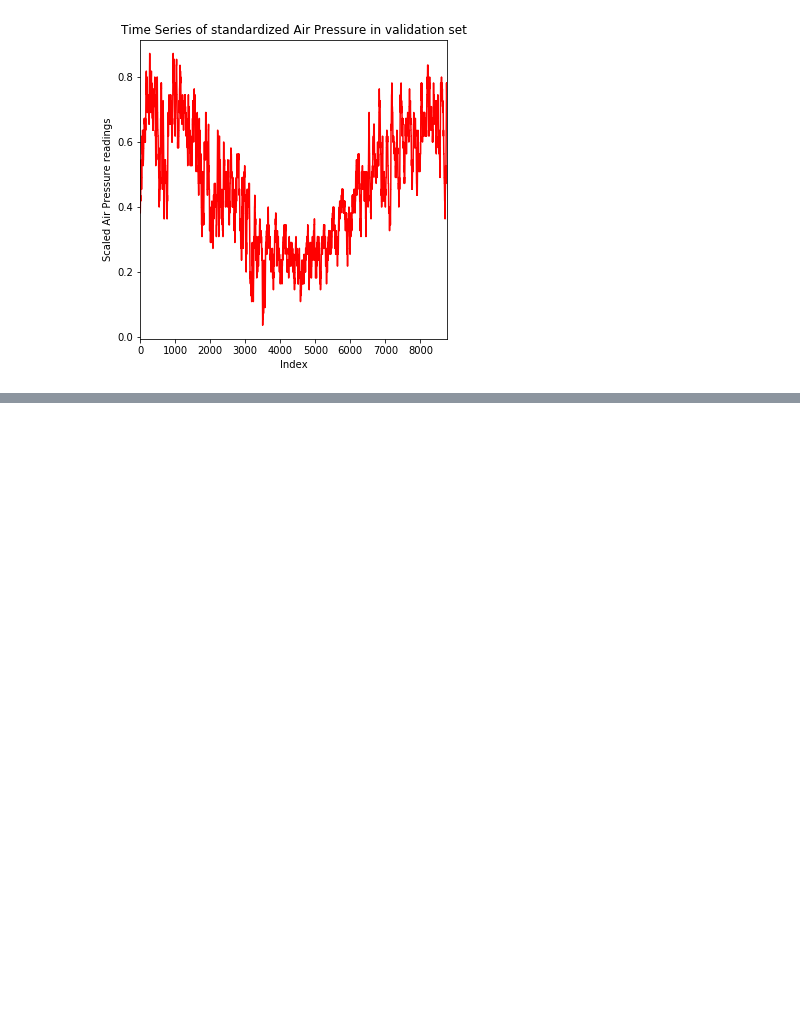
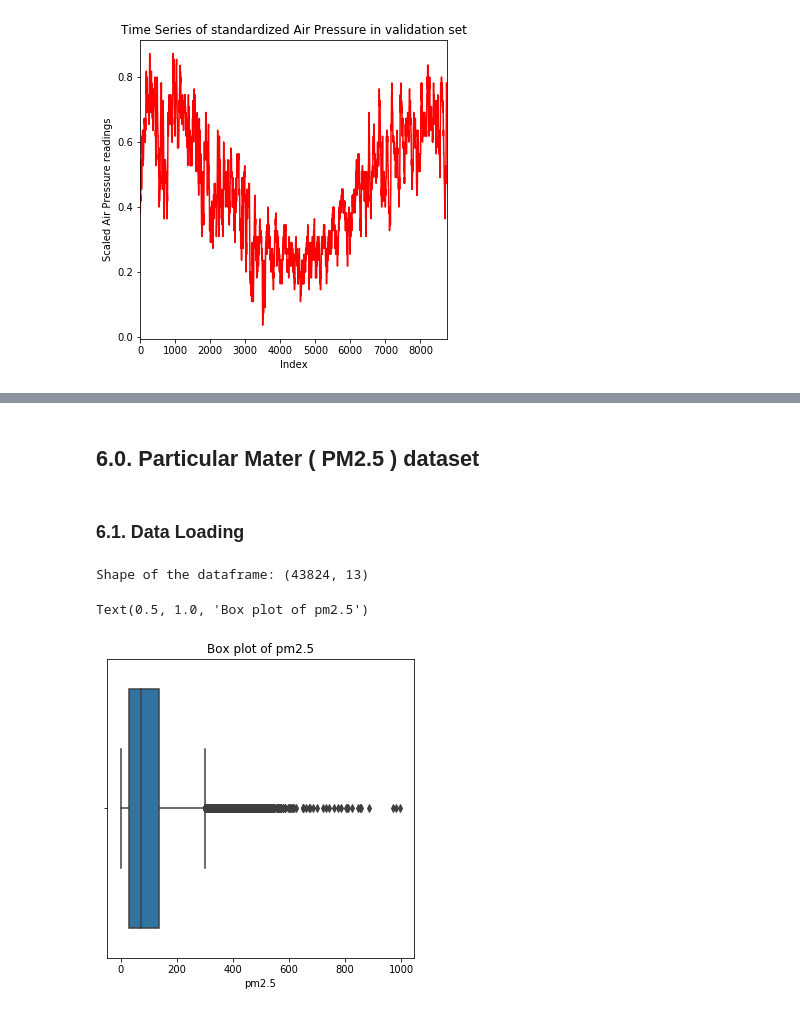
Before and after one commit to Meigarom/TimeSeries-Academy, a Jupyter notebook: book-practical-timeSeries-analysis/book_codes.ipynb, the cells around one changed output, grey strips where cells are left out. Cells and saved outputs as stored; diff of their text form; code cells hidden in the pictures; blank space fills up the shorter version.

```diff
--- a/book-practical-timeSeries-analysis/book_codes.ipynb
+++ b/book-practical-timeSeries-analysis/book_codes.ipynb
@@ -686,0 +818,22 @@ def makeXy( ts, nb_timesteps ):
+# %% [markdown]
+## 6.0. Particular Mater ( PM2.5 ) dataset
+# %% [markdown]
+### 6.1. Data Loading
+# %%
+df = pd.read_csv( '../data/PRSA_data_2010.1.1-2014.12.31.csv' )
+print( 'Shape of the dataframe:', df.shape)
+# %% [output]
+Shape of the dataframe: (43824, 13)
+# %%
+df.dropna( subset=['pm2.5'], axis=0, inplace=True )
+df.reset_index( drop=True, inplace=True )
+# %%
+df['datetime'] = df[['year', 'month', 'day', 'hour']].apply( lambda x: datetime.datetime( year=x['year'], month=x['month'], day=x['day'], hour=x['hour'] ), axis=1 )
+df.sort_values( 'datetime', ascending=True, inplace=True )
+# %%
+plt.figure( figsize=( 5.5, 5.5 ) )
+g = sns.boxplot( df['pm2.5'] )
+g.set_title( 'Box plot of pm2.5' )
+# %% [output]
+Text(0.5, 1.0, 'Box plot of pm2.5')
+[figure, added]
```
Also changed, not shown: parts of 62 cells of this notebook.
